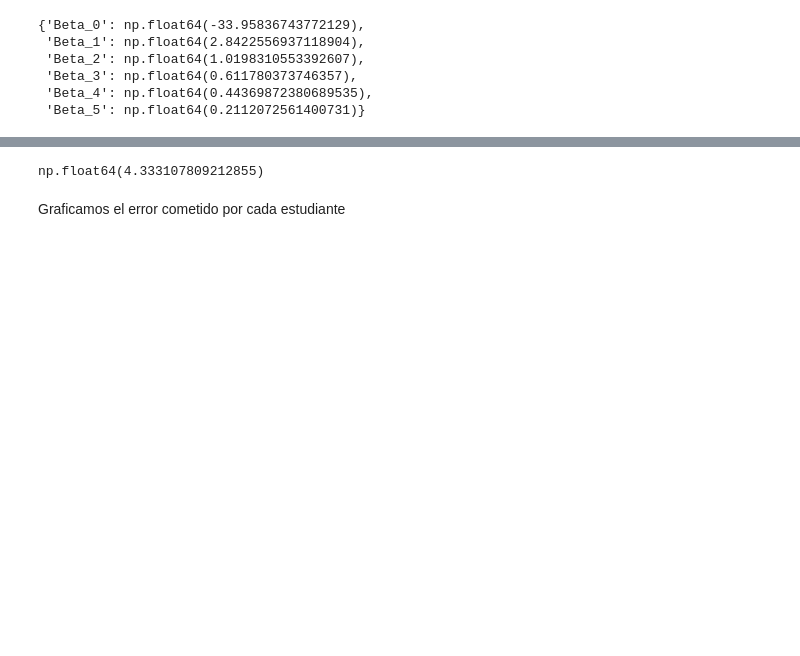
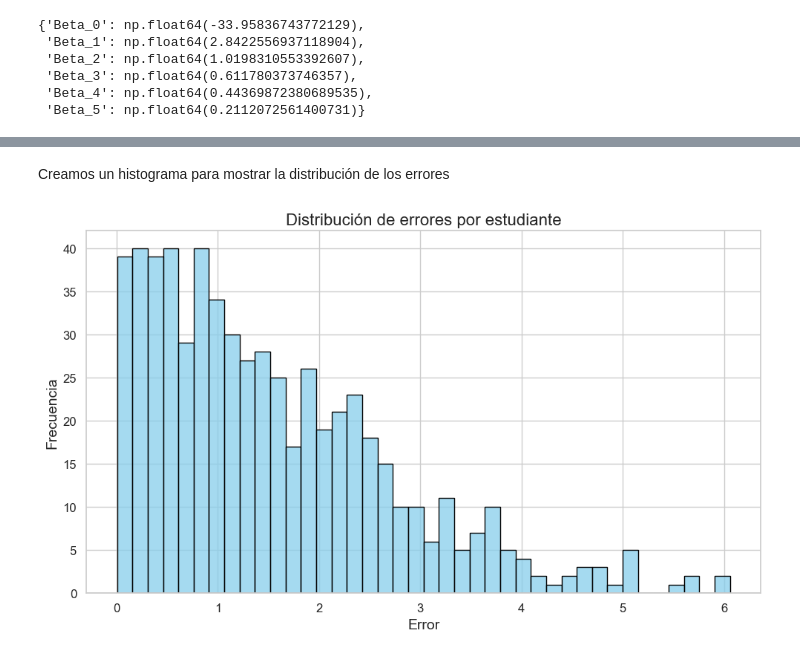
Before and after one commit to seremare9/tp1_metodos, a Jupyter notebook: codigo.ipynb, the cells around one changed output, grey strips where cells are left out. Cells and saved outputs as stored; diff of their text form; code cells hidden in the pictures; blank space fills up the shorter version.

Commit message:
histograma

```diff
--- a/codigo.ipynb
+++ b/codigo.ipynb
@@ -435,13 +471,31 @@ y_estimada_test2
 # %%
 test['Y Estimada 2'] = y_estimada_test2.flatten()
+# %%
+y_estimada_train2 = X_train @ beta_estimados_sp
+train['Y Estimada 2'] = y_estimada_train2.flatten()
 # %%
-n = test.shape[0]
-sumatoria = 0
+errores = []
+
+for index, row in train.iterrows():
+        error_abs = abs(row['Y Performance Index'] - row['Y Estimada 2'])
+        errores.append(error_abs)
 for index, row in test.iterrows():
-        sumatoria += (row['Y Performance Index'] - row['Y Estimada 2']) ** 2
-ecm_test_2 = sumatoria / n
-ecm_test_2
+        error_abs = abs(row['Y Performance Index'] - row['Y Estimada 2'])
+        errores.append(error_abs)
-# %% [output]
-np.float64(4.333107809212855)
+# %%
+errores.sort()
+errores
 # %% [markdown]
-Graficamos el error cometido por cada estudiante
+Creamos un histograma para mostrar la distribución de los errores
+# %%
+plt.figure(figsize=(10, 6))
+sns.histplot(errores, bins=40, color='skyblue', edgecolor='black')
+plt.title('Distribución de errores por estudiante', fontsize=16)
+plt.xlabel('Error', fontsize=14)
+plt.ylabel('Frecuencia', fontsize=14)
+plt.xticks(fontsize=12)
+plt.yticks(fontsize=12)
+plt.tight_layout()
+plt.show()
+# %% [output]
+[figure, added]
```
Also changed, not shown: parts of 2 cells of this notebook.
